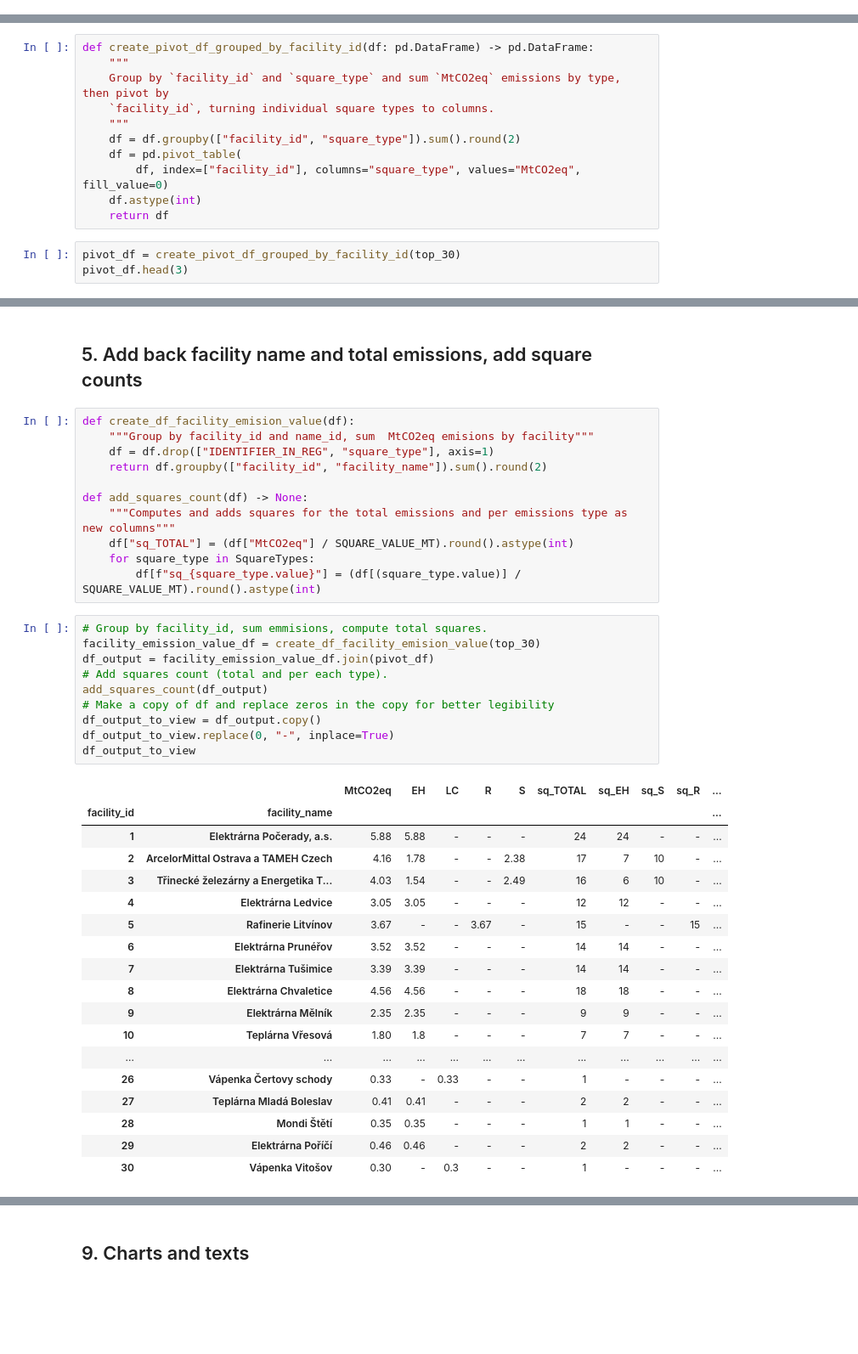
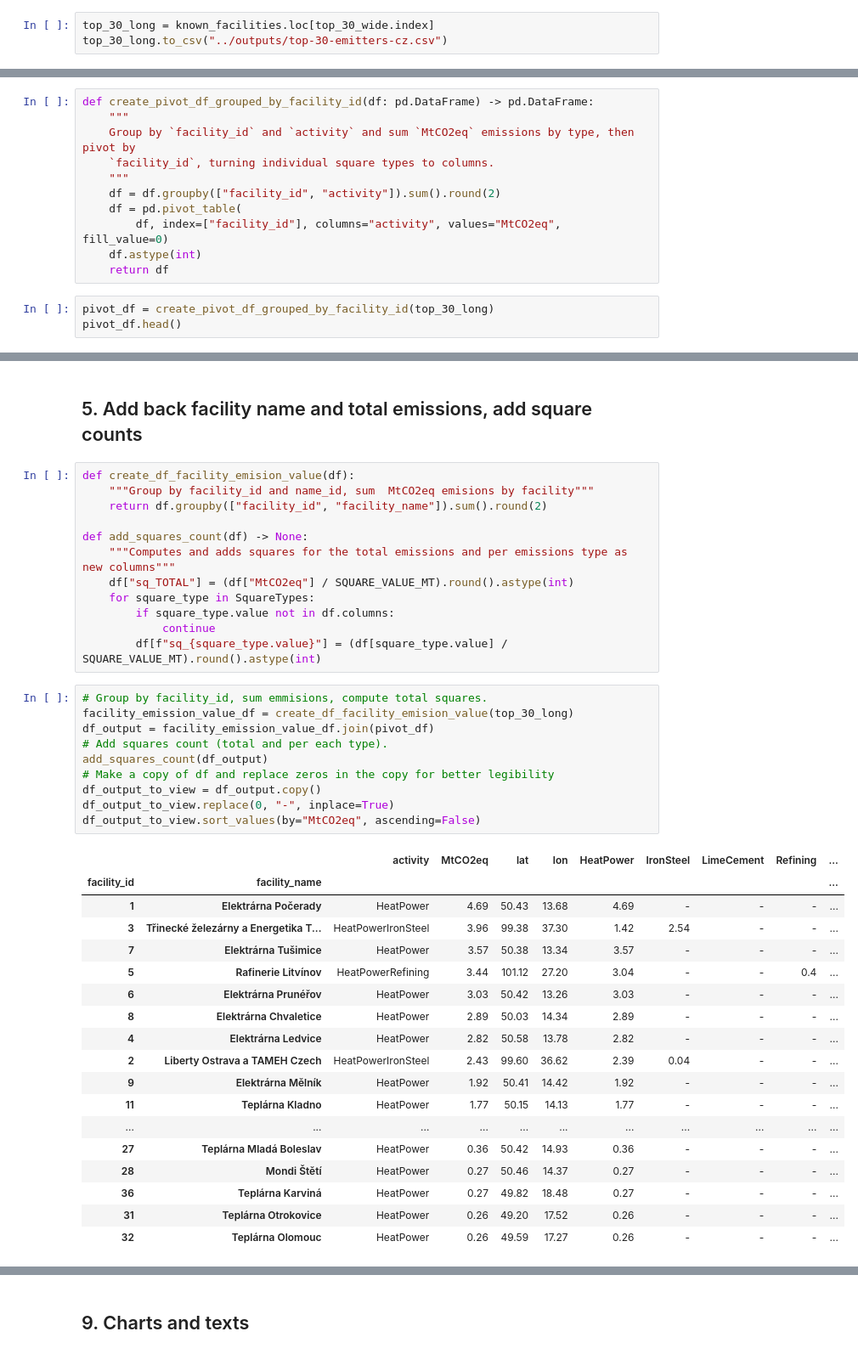
Before and after one commit to faktaoklimatu/data-analysis, a Jupyter notebook: notebooks/emissions-top-30-cr-emitters.ipynb, the cells around one changed output, grey strips where cells are left out. Shown at 85% size. Cells and saved outputs as stored; diff of their text form; blank space fills up the shorter version.

Commit message:
Refactor & update CZ largest emitters notebook
- Update data for 2023.
- Rewrite parts for faster updates, readability and maintainability.
- Pull out auxiliary data into a CSV.

```diff
--- a/notebooks/emissions-top-30-cr-emitters.ipynb
+++ b/notebooks/emissions-top-30-cr-emitters.ipynb
@@ -224,17 +169,20 @@ top_30.head(2)
+# %%
+top_30_long = known_facilities.loc[top_30_wide.index]
+top_30_long.to_csv("../outputs/top-30-emitters-cz.csv")
 # %% [markdown]
 ## 4. Create emissions pivot table with columns per square type
 # %%
 def create_pivot_df_grouped_by_facility_id(df: pd.DataFrame) -> pd.DataFrame:
     """
-    Group by `facility_id` and `square_type` and sum `MtCO2eq` emissions by type, then pivot by
+    Group by `facility_id` and `activity` and sum `MtCO2eq` emissions by type, then pivot by
     `facility_id`, turning individual square types to columns.
     """
-    df = df.groupby(["facility_id", "square_type"]).sum().round(2)
+    df = df.groupby(["facility_id", "activity"]).sum().round(2)
     df = pd.pivot_table(
-        df, index=["facility_id"], columns="square_type", values="MtCO2eq", fill_value=0)
+        df, index=["facility_id"], columns="activity", values="MtCO2eq", fill_value=0)
     df.astype(int)
     return df
 # %%
-pivot_df = create_pivot_df_grouped_by_facility_id(top_30)
-pivot_df.head(3)
+pivot_df = create_pivot_df_grouped_by_facility_id(top_30_long)
+pivot_df.head()
 # %% [output]
@@ -248,40 +198,41 @@ pivot_df.head(3)
 # %%
 def create_df_facility_emision_value(df):
     """Group by facility_id and name_id, sum  MtCO2eq emisions by facility"""
-    df = df.drop(["IDENTIFIER_IN_REG", "square_type"], axis=1)
     return df.groupby(["facility_id", "facility_name"]).sum().round(2)
 
 def add_squares_count(df) -> None:
     """Computes and adds squares for the total emissions and per emissions type as new columns"""
     df["sq_TOTAL"] = (df["MtCO2eq"] / SQUARE_VALUE_MT).round().astype(int)
     for square_type in SquareTypes:
-        df[f"sq_{square_type.value}"] = (df[(square_type.value)] / SQUARE_VALUE_MT).round().astype(int)
+        if square_type.value not in df.columns:
+            continue
+        df[f"sq_{square_type.value}"] = (df[square_type.value] / SQUARE_VALUE_MT).round().astype(int)
 # %%
 # Group by facility_id, sum emmisions, compute total squares.
-facility_emission_value_df = create_df_facility_emision_value(top_30)
+facility_emission_value_df = create_df_facility_emision_value(top_30_long)
 df_output = facility_emission_value_df.join(pivot_df)
 # Add squares count (total and per each type).
 add_squares_count(df_output)
 # Make a copy of df and replace zeros in the copy for better legibility
 df_output_to_view = df_output.copy()
 df_output_to_view.replace(0, "-", inplace=True)
-df_output_to_view
+df_output_to_view.sort_values(by="MtCO2eq", ascending=False)
 # %% [output]
-|  |  | MtCO2eq | EH | LC | R | S | sq_TOTAL | sq_EH | sq_S | sq_R | ... |
-| facility_id | facility_name |  |  |  |  |  |  |  |  |  | ... |
-| 1 | Elektrárna Počerady, a.s. | 5.88 | 5.88 | - | - | - | 24 | 24 | - | - | ... |
-| 2 | ArcelorMittal Ostrava a TAMEH Czech | 4.16 | 1.78 | - | - | 2.38 | 17 | 7 | 10 | - | ... |
-| 3 | Třinecké železárny a Energetika T... | 4.03 | 1.54 | - | - | 2.49 | 16 | 6 | 10 | - | ... |
-| 4 | Elektrárna Ledvice | 3.05 | 3.05 | - | - | - | 12 | 12 | - | - | ... |
-| 5 | Rafinerie Litvínov | 3.67 | - | - | 3.67 | - | 15 | - | - | 15 | ... |
-| 6 | Elektrárna Prunéřov | 3.52 | 3.52 | - | - | - | 14 | 14 | - | - | ... |
-| 7 | Elektrárna Tušimice | 3.39 | 3.39 | - | - | - | 14 | 14 | - | - | ... |
-| 8 | Elektrárna Chvaletice | 4.56 | 4.56 | - | - | - | 18 | 18 | - | - | ... |
-| 9 | Elektrárna Mělník | 2.35 | 2.35 | - | - | - | 9 | 9 | - | - | ... |
-| 10 | Teplárna Vřesová | 1.80 | 1.8 | - | - | - | 7 | 7 | - | - | ... |
-| ... | ... | ... | ... | ... | ... | ... | ... | ... | ... | ... | ... |
-| 26 | Vápenka Čertovy schody | 0.33 | - | 0.33 | - | - | 1 | - | - | - | ... |
-| 27 | Teplárna Mladá Boleslav | 0.41 | 0.41 | - | - | - | 2 | 2 | - | - | ... |
-| 28 | Mondi Štětí | 0.35 | 0.35 | - | - | - | 1 | 1 | - | - | ... |
-| 29 | Elektrárna Poříčí | 0.46 | 0.46 | - | - | - | 2 | 2 | - | - | ... |
-| 30 | Vápenka Vitošov | 0.30 | - | 0.3 | - | - | 1 | - | - | - | ... |
+|  |  | activity | MtCO2eq | lat | lon | HeatPower | IronSteel | LimeCement | Refining | ... |
+| facility_id | facility_name |  |  |  |  |  |  |  |  | ... |
+| 1 | Elektrárna Počerady | HeatPower | 4.69 | 50.43 | 13.68 | 4.69 | - | - | - | ... |
+| 3 | Třinecké železárny a Energetika T... | HeatPowerIronSteel | 3.96 | 99.38 | 37.30 | 1.42 | 2.54 | - | - | ... |
+| 7 | Elektrárna Tušimice | HeatPower | 3.57 | 50.38 | 13.34 | 3.57 | - | - | - | ... |
+| 5 | Rafinerie Litvínov | HeatPowerRefining | 3.44 | 101.12 | 27.20 | 3.04 | - | - | 0.4 | ... |
+| 6 | Elektrárna Prunéřov | HeatPower | 3.03 | 50.42 | 13.26 | 3.03 | - | - | - | ... |
+| 8 | Elektrárna Chvaletice | HeatPower | 2.89 | 50.03 | 14.34 | 2.89 | - | - | - | ... |
+| 4 | Elektrárna Ledvice | HeatPower | 2.82 | 50.58 | 13.78 | 2.82 | - | - | - | ... |
+| 2 | Liberty Ostrava a TAMEH Czech | HeatPowerIronSteel | 2.43 | 99.60 | 36.62 | 2.39 | 0.04 | - | - | ... |
+| 9 | Elektrárna Mělník | HeatPower | 1.92 | 50.41 | 14.42 | 1.92 | - | - | - | ... |
+| 11 | Teplárna Kladno | HeatPower | 1.77 | 50.15 | 14.13 | 1.77 | - | - | - | ... |
+| ... | ... | ... | ... | ... | ... | ... | ... | ... | ... | ... |
+| 27 | Teplárna Mladá Boleslav | HeatPower | 0.36 | 50.42 | 14.93 | 0.36 | - | - | - | ... |
+| 28 | Mondi Štětí | HeatPower | 0.27 | 50.46 | 14.37 | 0.27 | - | - | - | ... |
+| 36 | Teplárna Karviná | HeatPower | 0.27 | 49.82 | 18.48 | 0.27 | - | - | - | ... |
+| 31 | Teplárna Otrokovice | HeatPower | 0.26 | 49.20 | 17.52 | 0.26 | - | - | - | ... |
+| 32 | Teplárna Olomouc | HeatPower | 0.26 | 49.59 | 17.27 | 0.26 | - | - | - | ... |
```
Also changed, not shown: parts of 25 cells of this notebook, 1 other file.
